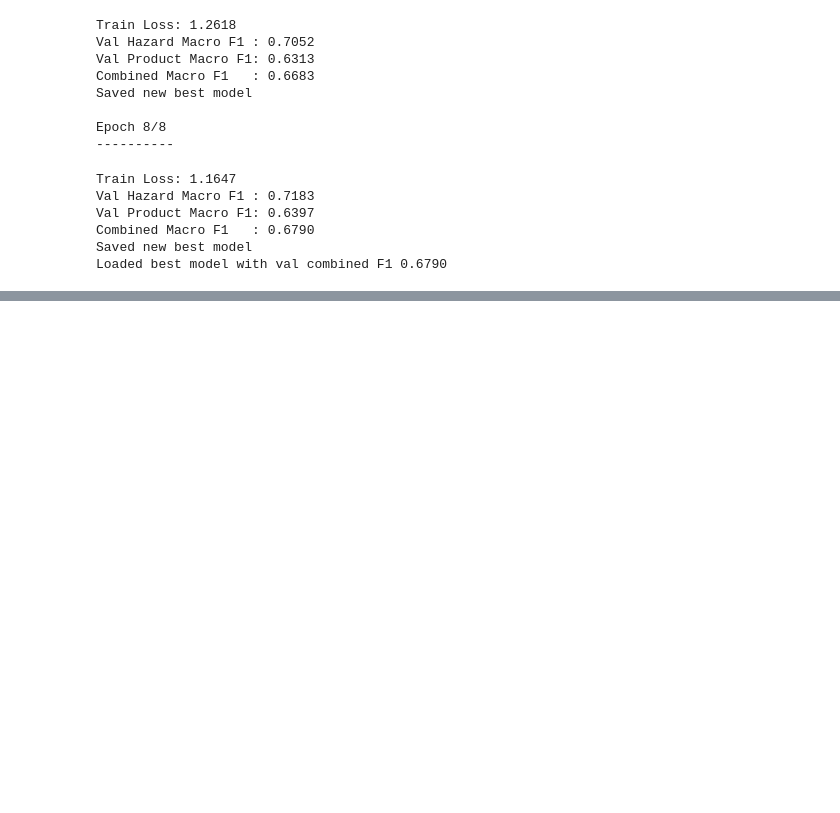
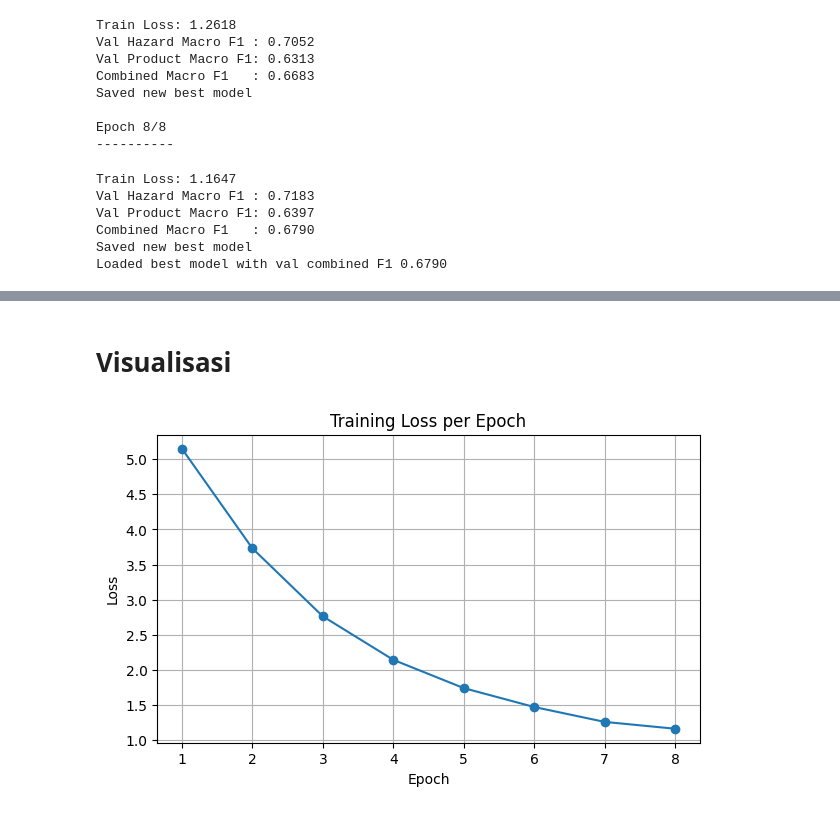
Before and after one commit to SjdnDzikran/food-hazard-detection, a Jupyter notebook: food_hazard.ipynb, the cells around one changed output, grey strips where cells are left out. Saved outputs shown, nothing was run; the diff lists cells and outputs as text; code cells hidden in the pictures; blank space fills up the shorter version.

Commit message:
Add Visualization

```diff
--- a/food_hazard.ipynb
+++ b/food_hazard.ipynb
@@ -392,3 +398,36 @@ Combined Macro F1    : 0.6293
 | 17 | The Swan Brewery Company—Emu Expo... | chemical | packaging defect | alcoholic beverages | alcoholic beverages |
 | 18 | Xiao Trading Pty Ltd—Frozen Salte... | chemical | chemical | seafood | seafood |
 | 19 | Goodman Fielder Ltd—Patak's 2 Naa... | biological | allergens | cereals and bakery products | cereals and bakery products |
+# %%
+#  MANUAL LOGS – AGAR TIDAK HILANG
+
+epochs = list(range(1, 9))
+
+train_loss = [5.1489, 3.7313, 2.7637, 2.1449, 1.7425, 1.4737, 1.2618, 1.1647]
+
+val_hazard_f1 = [0.3708, 0.6057, 0.6294, 0.6813, 0.6819, 0.7053, 0.7052, 0.7183]
+val_product_f1 = [0.1744, 0.4967, 0.5529, 0.6069, 0.6232, 0.6291, 0.6313, 0.6397]
+combined_f1 = [0.2726, 0.5512, 0.5912, 0.6441, 0.6526, 0.6672, 0.6683, 0.6790]
+
+# Final test results
+test_results = {
+    "Hazard Macro F1": 0.6043,
+    "Product Macro F1": 0.6544,
+    "Combined Macro F1": 0.6293
+}
+# %% [markdown]
+# Visualisasi
+# %%
+# Grafik Training Loss
+
+import matplotlib.pyplot as plt
+
+plt.figure(figsize=(7,4))
+plt.plot(epochs, train_loss, marker='o')
+plt.title("Training Loss per Epoch")
+plt.xlabel("Epoch")
+plt.ylabel("Loss")
+plt.grid(True)
+plt.show()
+# %% [output]
+[figure, added]
```
Also changed, not shown: parts of 7 cells of this notebook, 5 other files.
